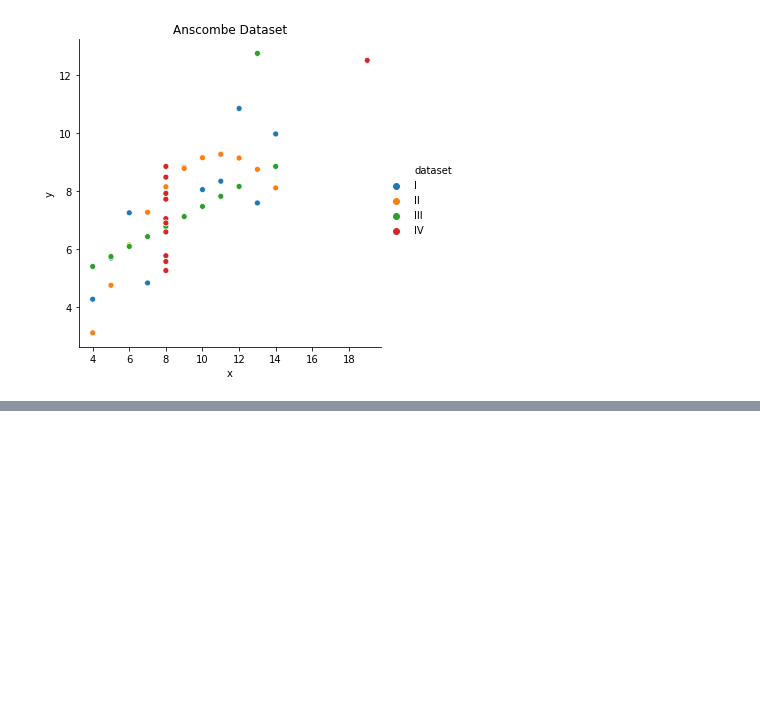
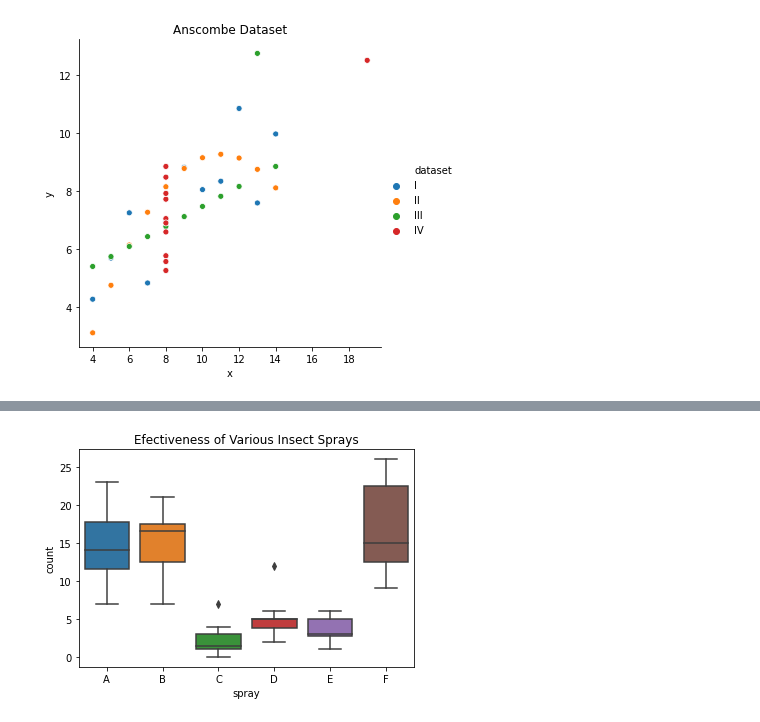
Before and after one commit to CSolitaire/numpy-pandas-visualization-exercises, a Jupyter notebook: seaborn_exercises.ipynb, the cells around one changed output, grey strips where cells are left out. Drawn from its saved outputs; the diff is of its cells as text; code cells hidden in the pictures; blank space fills up the shorter version.

```diff
--- a/seaborn_exercises.ipynb
+++ b/seaborn_exercises.ipynb
@@ -148,3 +155,5 @@ plt.show()
 # %%
-# 2. Load the InsectSprays dataset and read it's documentation. Create a boxplot that shows the
-#    effectiveness of the different insect sprays.
+# 2. Load the InsectSprays dataset and read it's documentation.
+
+insect_spray = data('InsectSprays')
+data('InsectSprays', show_doc=True)
@@ -151,2 +207,10 @@ plt.show()
+# %%
+#  - Create a boxplot that shows the effectiveness of the different insect sprays.
+
+sns.boxplot(data =insect_spray, y='count', x='spray')
+plt.title('Efectiveness of Various Insect Sprays')
+plt.show()
+# %% [output]
+[figure, added]
 # %%
 # 3. Load the swiss dataset and read it's documentation. Create visualizations to answer the following questions:
```
Also changed, not shown: parts of 16 cells of this notebook.
